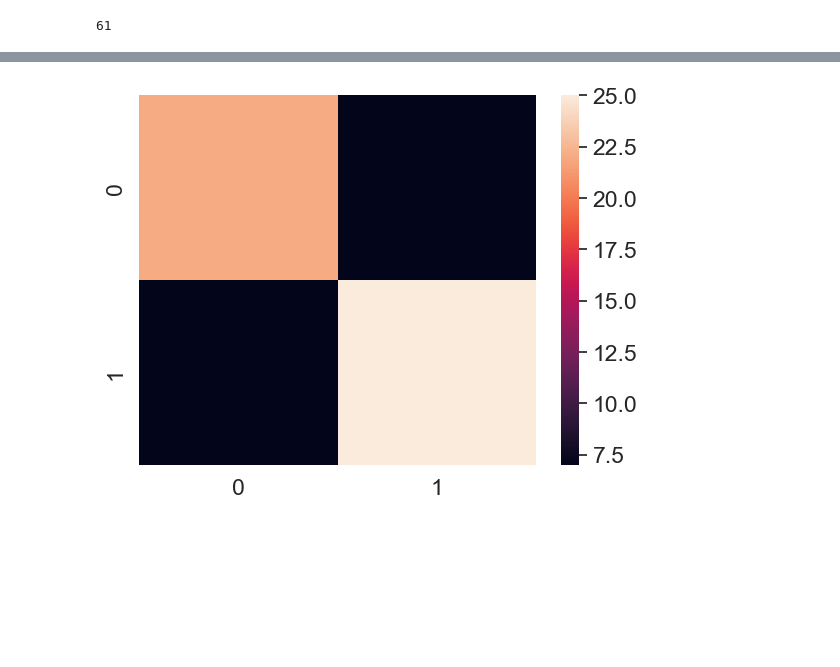
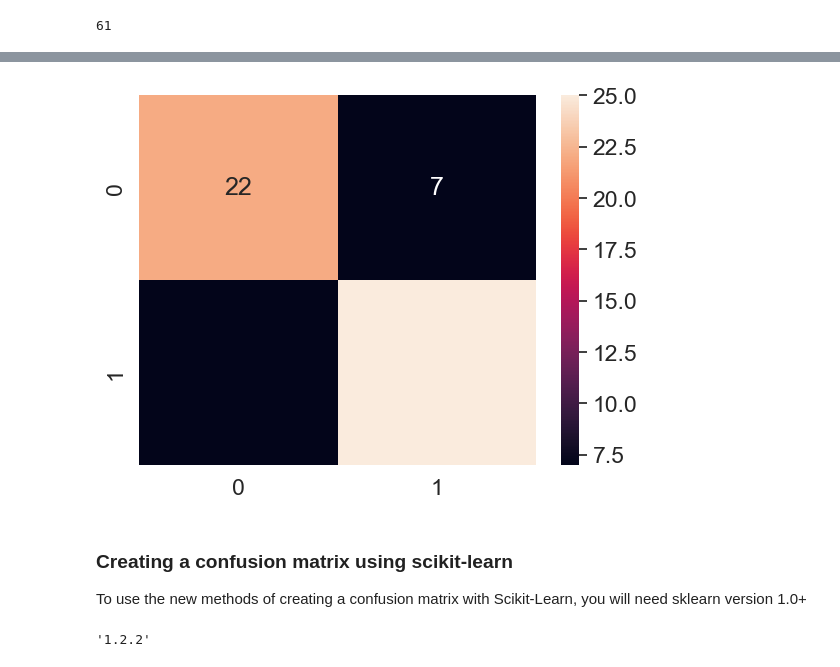
Before and after one commit to AHMAD-KHAIRI/ztm-ml-course, a Jupyter notebook: 05_scikit-learn/introduction-to-scikit-learn.ipynb, the cells around one changed output, grey strips where cells are left out. Cells and saved outputs as stored; diff of their text form; code cells hidden in the pictures; blank space fills up the shorter version.

```diff
--- a/05_scikit-learn/introduction-to-scikit-learn.ipynb
+++ b/05_scikit-learn/introduction-to-scikit-learn.ipynb
@@ -2030,20 +2035,32 @@ Let's take a look at the Confusion Matrix Anatomy.
-# %%
-# Let's make our confusion matrix more visual with Seaborn's heatmap()
-
-import seaborn as sns
-
-# Set the font scale
-sns.set(font_scale=1.5)
-
-# Create a confusion matrix
-conf_mat = confusion_matrix(y_test, y_preds)
-
-# Plot it using Seaborn
-sns.heatmap(conf_mat);
-# %% [output]
-[figure, removed]
 # %%
 # # steps to install a conda package into the current environment from a jupyter notebook
 # import sys
 
 # !conda install --yes --prefix {sys.prefix} seaborn
+# %%
+# Let's make our confusion matrix more visual with Seaborn's heatmap()
+
+import seaborn as sns
+from sklearn.metrics import confusion_matrix
+
+# Set the font scale
+sns.set_theme(font_scale=1.5)
+
+# Create a confusion matrix
+conf_matrix = confusion_matrix(y_test, y_preds)
+
+# Plot it using Seaborn
+sns.heatmap(conf_matrix, annot=True);
+# %% [output]
+[figure, added]
+# %% [markdown]
+### Creating a confusion matrix using scikit-learn
+
+To use the new methods of creating a confusion matrix with Scikit-Learn, you will need sklearn version 1.0+
+# %%
+# check sklearn version
+import sklearn
+
+sklearn.__version__ # output: 1.2.2 on 12/5/2024
+# %% [output]
+'1.2.2'
```
Also changed, not shown: parts of 34 cells of this notebook, 4 other files.
